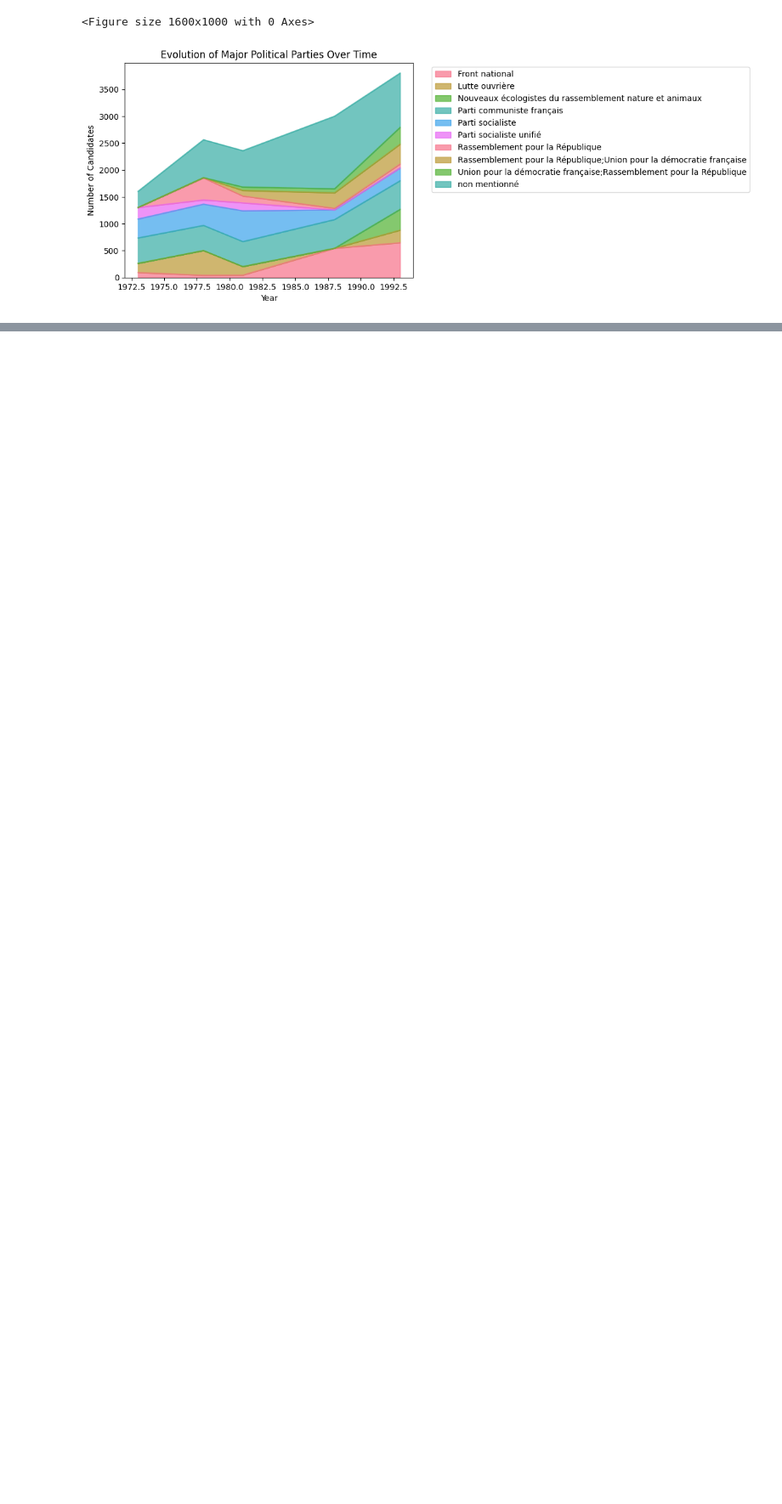
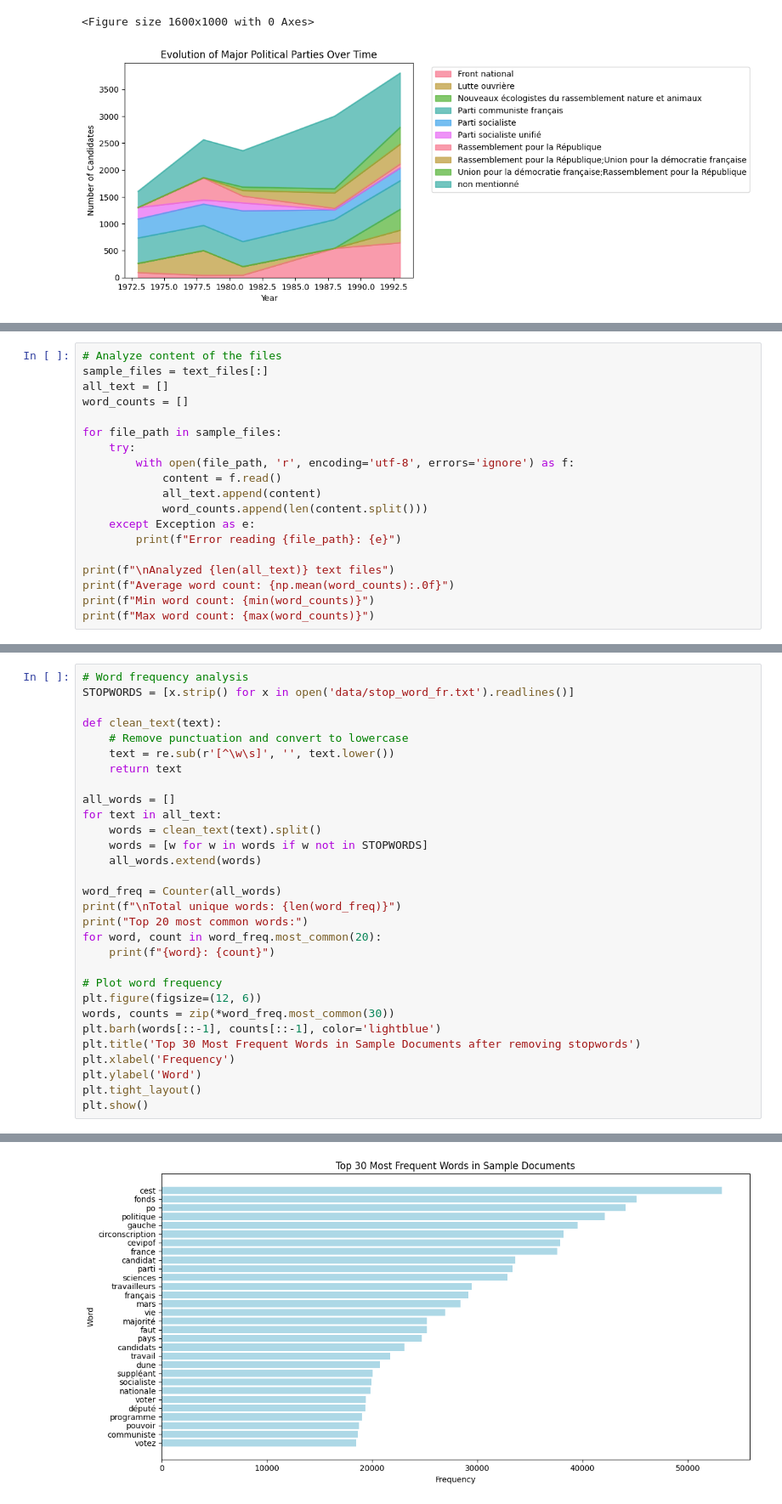
Before and after one commit to victorgalmiche/ENSAE_NLP_project, a Jupyter notebook: statistical_study.ipynb, the cells around one changed output, grey strips where cells are left out. Shown at 85% size. Cells and saved outputs as stored; diff of their text form; blank space fills up the shorter version.

Commit message:
analysis of words in texts

```diff
--- a/statistical_study.ipynb
+++ b/statistical_study.ipynb
@@ -306,0 +243,19 @@ vous: 39
+# %%
+# Analyze content of the files
+sample_files = text_files[:]
+all_text = []
+word_counts = []
+
+for file_path in sample_files:
+    try:
+        with open(file_path, 'r', encoding='utf-8', errors='ignore') as f:
+            content = f.read()
+            all_text.append(content)
+            word_counts.append(len(content.split()))
+    except Exception as e:
+        print(f"Error reading {file_path}: {e}")
+
+print(f"\nAnalyzed {len(all_text)} text files")
+print(f"Average word count: {np.mean(word_counts):.0f}")
+print(f"Min word count: {min(word_counts)}")
+print(f"Max word count: {max(word_counts)}")
@@ -306,0 +267,31 @@ vous: 39
+# %%
+# Word frequency analysis
+STOPWORDS = [x.strip() for x in open('data/stop_word_fr.txt').readlines()]
+
+def clean_text(text):
+    # Remove punctuation and convert to lowercase
+    text = re.sub(r'[^\w\s]', '', text.lower())
+    return text
+
+all_words = []
+for text in all_text:
+    words = clean_text(text).split()
+    words = [w for w in words if w not in STOPWORDS]
+    all_words.extend(words)
+
+word_freq = Counter(all_words)
+print(f"\nTotal unique words: {len(word_freq)}")
+print("Top 20 most common words:")
+for word, count in word_freq.most_common(20):
+    print(f"{word}: {count}")
+
+# Plot word frequency
+plt.figure(figsize=(12, 6))
+words, counts = zip(*word_freq.most_common(30))
+plt.barh(words[::-1], counts[::-1], color='lightblue')
+plt.title('Top 30 Most Frequent Words in Sample Documents after removing stopwords')
+plt.xlabel('Frequency')
+plt.ylabel('Word')
+plt.tight_layout()
+plt.show()
+# %% [output]
@@ -307,3 +315,4 @@ vous: 39
+[figure, added]
 # %%
 ## Summary of Statistical Description
 
```
Also changed, not shown: parts of 4 cells of this notebook, 1 other file.
